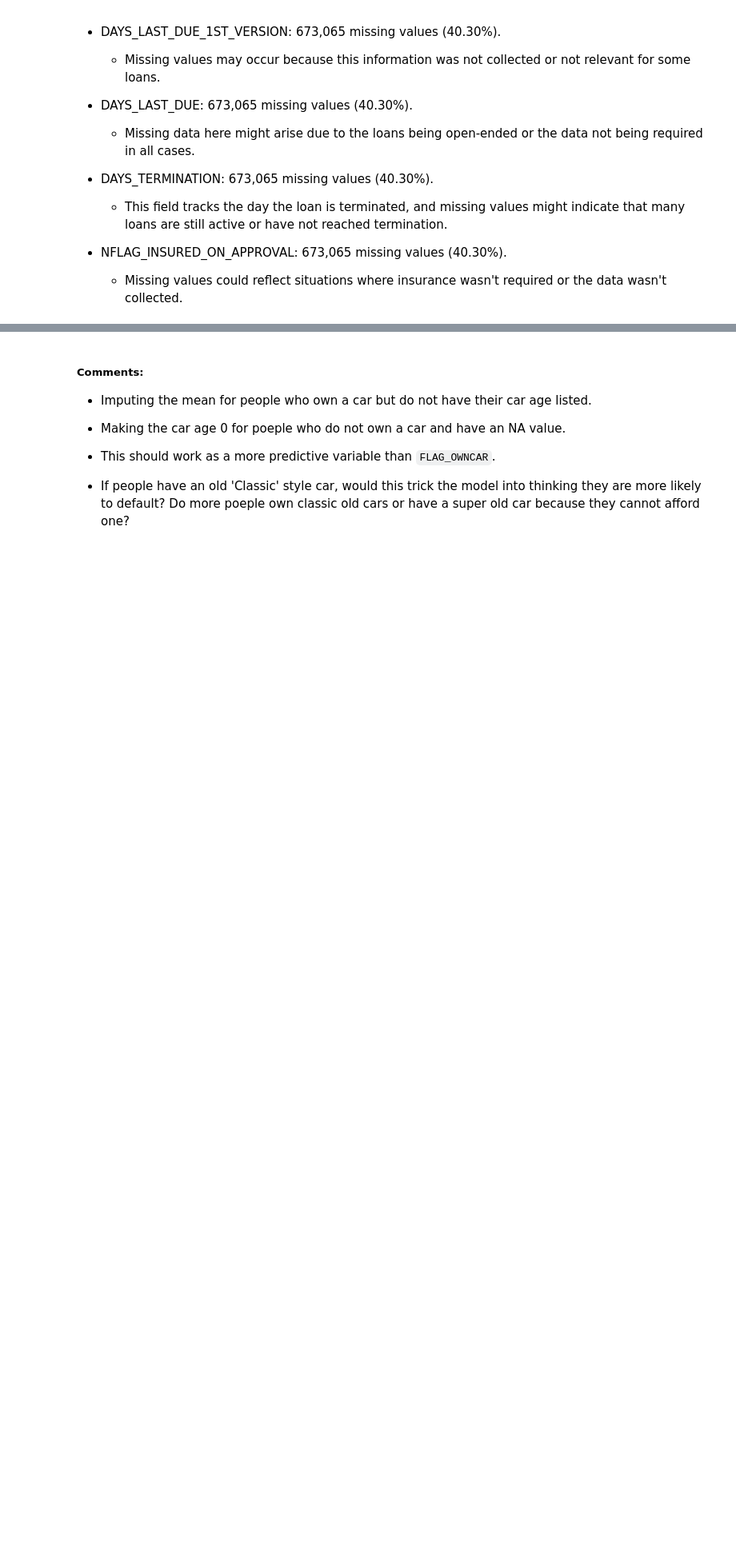
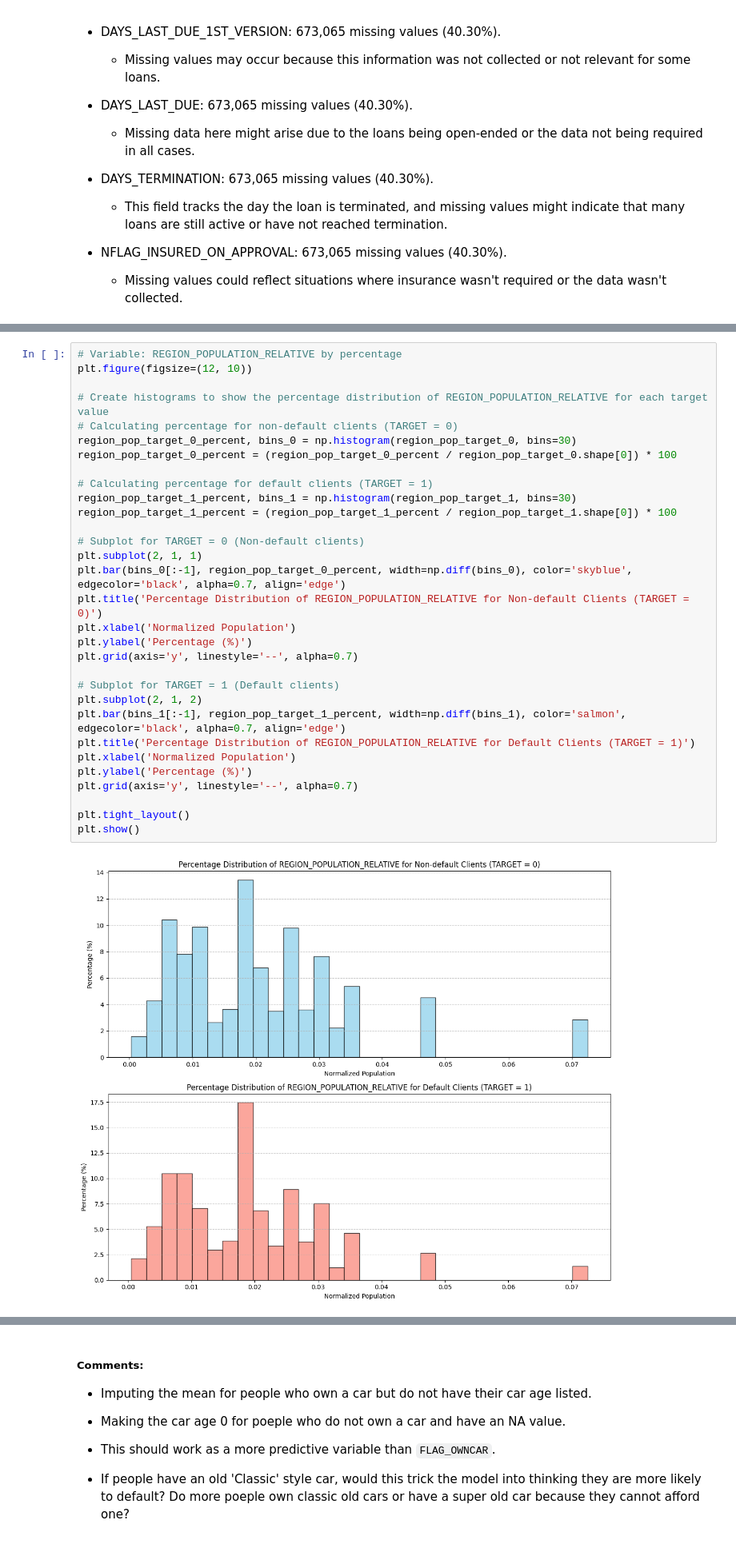
Before and after one commit to mattjohnescu/Practice-Capstone-Project, a Jupyter notebook: EDA Notebook.ipynb, the cells around one changed output, grey strips where cells are left out. Shown at 80% size. Drawn from its saved outputs; the diff is of its cells as text; blank space fills up the shorter version.

```diff
--- a/EDA Notebook.ipynb
+++ b/EDA Notebook.ipynb
@@ -1143,0 +1221,33 @@ Notes on Missing Data:
+# %%
+# Variable: REGION_POPULATION_RELATIVE by percentage
+plt.figure(figsize=(12, 10))
+
+# Create histograms to show the percentage distribution of REGION_POPULATION_RELATIVE for each target value
+# Calculating percentage for non-default clients (TARGET = 0)
+region_pop_target_0_percent, bins_0 = np.histogram(region_pop_target_0, bins=30)
+region_pop_target_0_percent = (region_pop_target_0_percent / region_pop_target_0.shape[0]) * 100
+
+# Calculating percentage for default clients (TARGET = 1)
+region_pop_target_1_percent, bins_1 = np.histogram(region_pop_target_1, bins=30)
+region_pop_target_1_percent = (region_pop_target_1_percent / region_pop_target_1.shape[0]) * 100
+
+# Subplot for TARGET = 0 (Non-default clients)
+plt.subplot(2, 1, 1)
+plt.bar(bins_0[:-1], region_pop_target_0_percent, width=np.diff(bins_0), color='skyblue', edgecolor='black', alpha=0.7, align='edge')
+plt.title('Percentage Distribution of REGION_POPULATION_RELATIVE for Non-default Clients (TARGET = 0)')
+plt.xlabel('Normalized Population')
+plt.ylabel('Percentage (%)')
+plt.grid(axis='y', linestyle='--', alpha=0.7)
+
+# Subplot for TARGET = 1 (Default clients)
+plt.subplot(2, 1, 2)
+plt.bar(bins_1[:-1], region_pop_target_1_percent, width=np.diff(bins_1), color='salmon', edgecolor='black', alpha=0.7, align='edge')
+plt.title('Percentage Distribution of REGION_POPULATION_RELATIVE for Default Clients (TARGET = 1)')
+plt.xlabel('Normalized Population')
+plt.ylabel('Percentage (%)')
+plt.grid(axis='y', linestyle='--', alpha=0.7)
+
+plt.tight_layout()
+plt.show()
+# %% [output]
+[figure, added]
```
Also changed, not shown: parts of 35 cells of this notebook.
